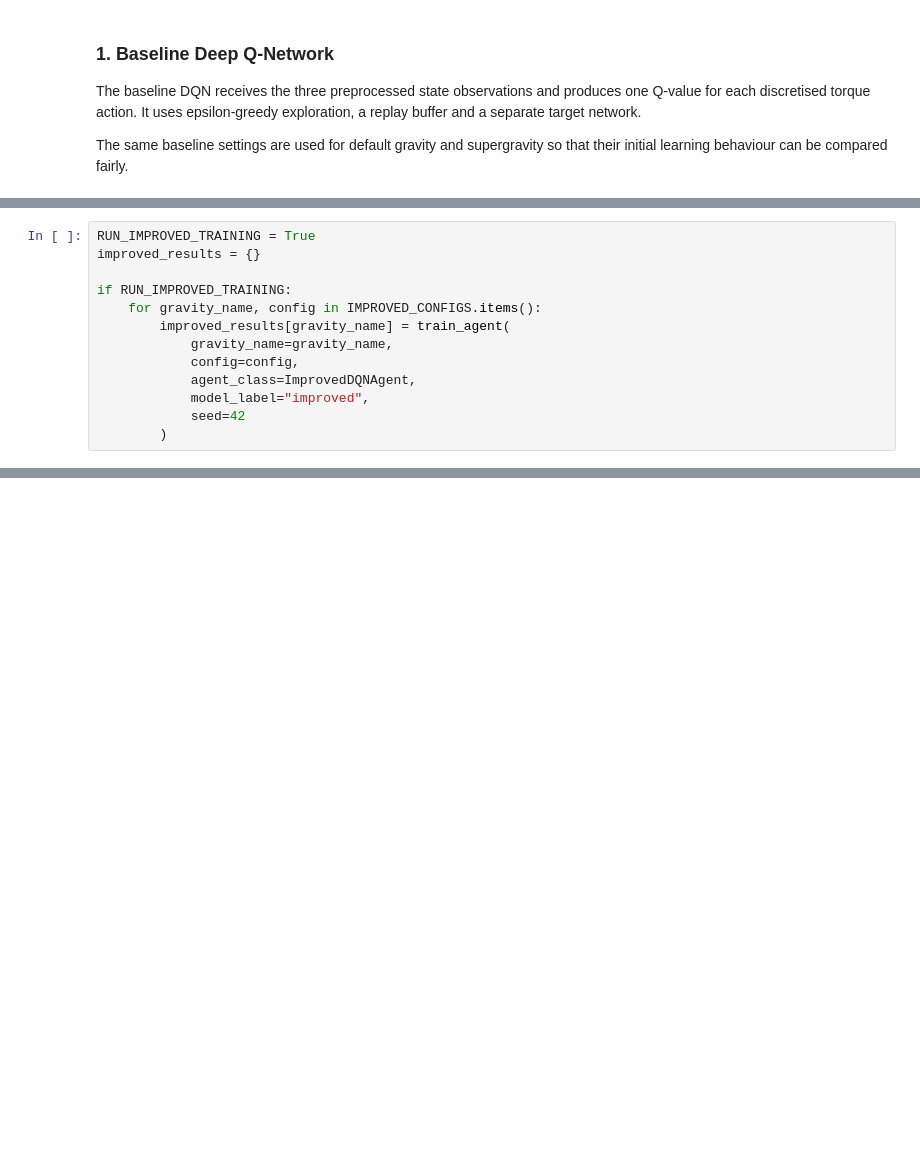
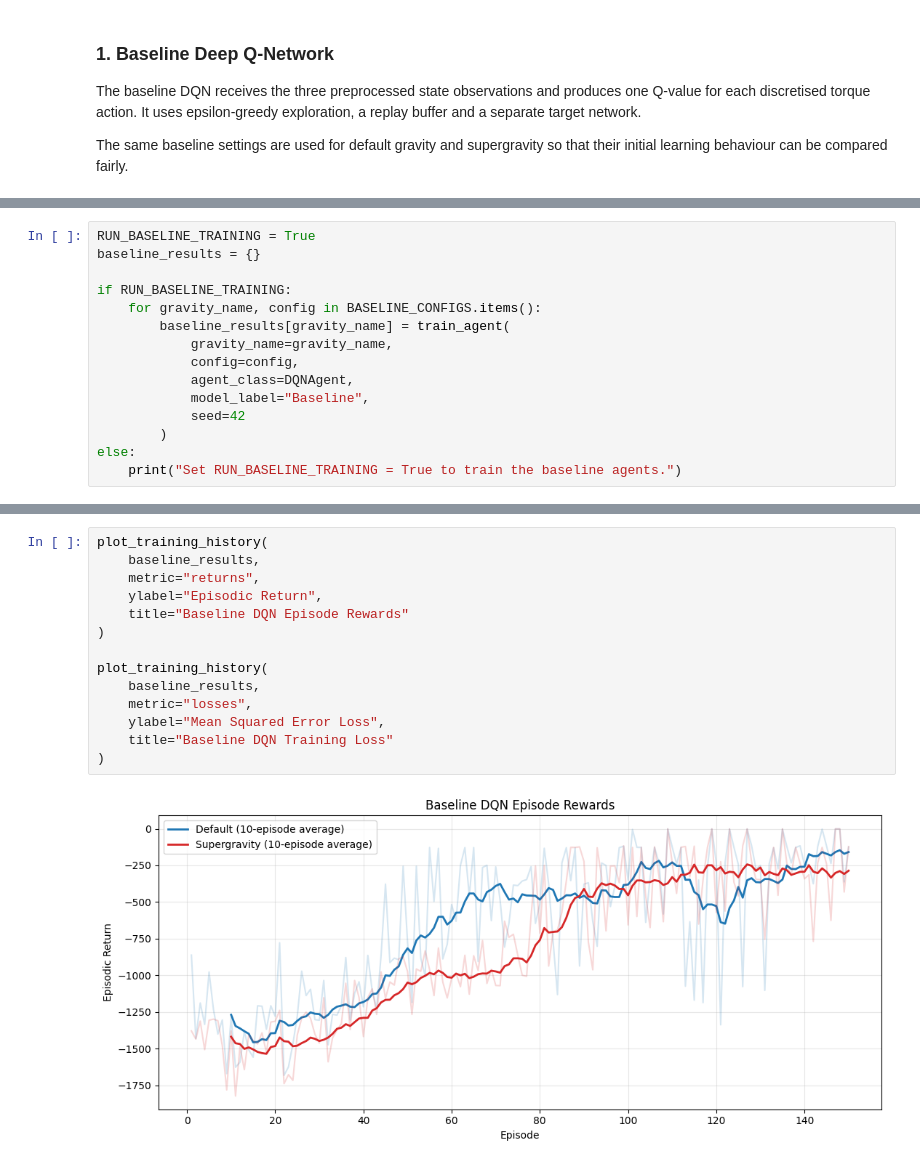
Before and after one commit to noodlebatteries124/deleca2, a Jupyter notebook: PtBKayden.ipynb, the cells around one changed output, grey strips where cells are left out. Saved outputs shown, nothing was run; the diff lists cells and outputs as text; blank space fills up the shorter version.

Commit message:
Should be done just need check through models and mak esure its good quality, will have other changes that needs to be done but kiv

```diff
--- a/PtBKayden.ipynb
+++ b/PtBKayden.ipynb
@@ -1150,13 +858,0 @@ Set `RUN_IMPROVED_TRAINING` to `True` only after the gravity-specific configurat
-# %%
-RUN_IMPROVED_TRAINING = True
-improved_results = {}
-
-if RUN_IMPROVED_TRAINING:
-    for gravity_name, config in IMPROVED_CONFIGS.items():
-        improved_results[gravity_name] = train_agent(
-            gravity_name=gravity_name,
-            config=config,
-            agent_class=ImprovedDQNAgent,
-            model_label="improved",
-            seed=42
-        )
@@ -1418,0 +1081,15 @@ Overall, the Improved DQN was selected because it achieved better average perfor
+# %%
+RUN_BASELINE_TRAINING = True
+baseline_results = {}
+
+if RUN_BASELINE_TRAINING:
+    for gravity_name, config in BASELINE_CONFIGS.items():
+        baseline_results[gravity_name] = train_agent(
+            gravity_name=gravity_name,
+            config=config,
+            agent_class=DQNAgent,
+            model_label="Baseline",
+            seed=42
+        )
+else:
+    print("Set RUN_BASELINE_TRAINING = True to train the baseline agents.")
@@ -1418,0 +1118,16 @@ Overall, the Improved DQN was selected because it achieved better average perfor
+# %%
+plot_training_history(
+    baseline_results,
+    metric="returns",
+    ylabel="Episodic Return",
+    title="Baseline DQN Episode Rewards"
+)
+
+plot_training_history(
+    baseline_results,
+    metric="losses",
+    ylabel="Mean Squared Error Loss",
+    title="Baseline DQN Training Loss"
+)
+# %% [output]
+[figure, added]
```
Also changed, not shown: parts of 59 cells of this notebook, 4 other files.
